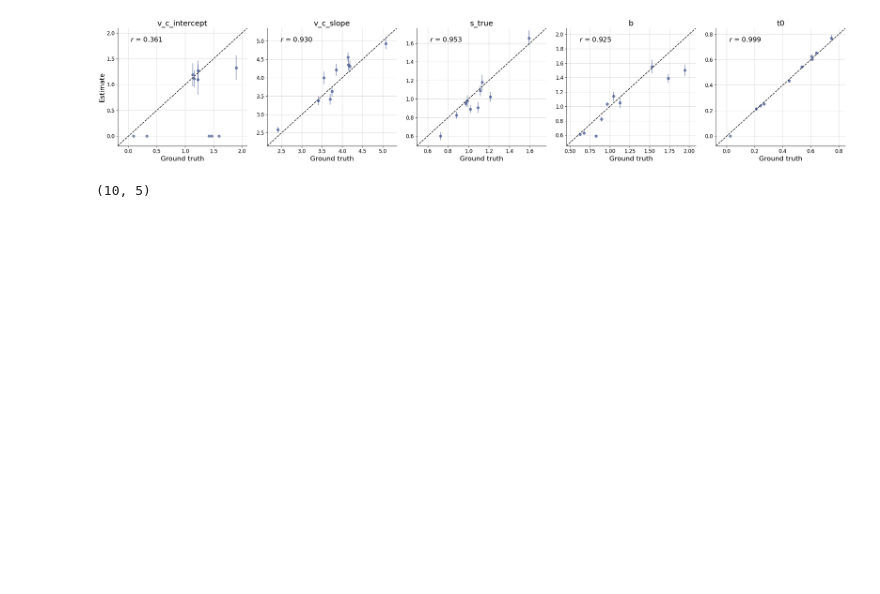
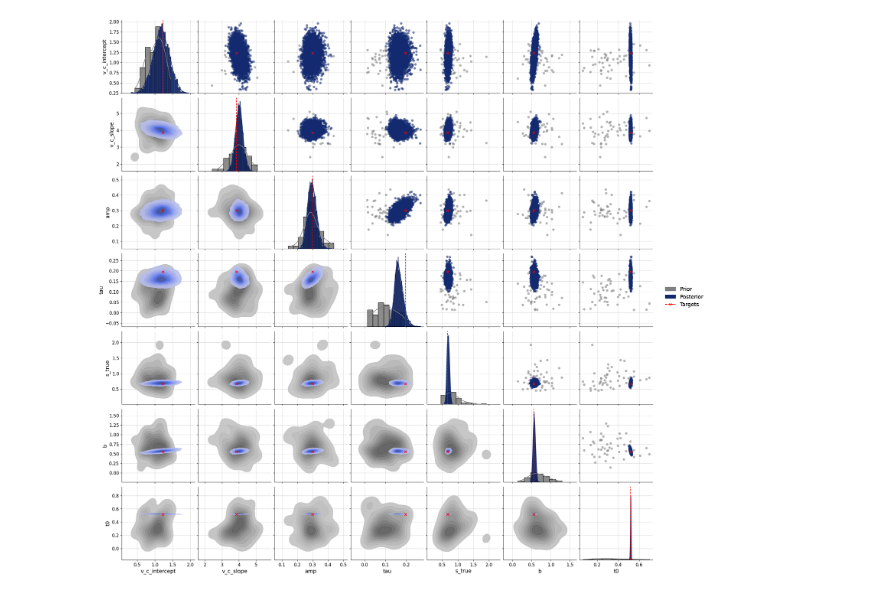
Before and after one commit to maltelueken/neural-race-model-estimation, a Jupyter notebook: notebooks/analyze_parameter_recovery.ipynb, the cells around one changed output. Drawn from its saved outputs; the diff is of its cells as text; code cells hidden in the pictures; blank space fills up the shorter version.

```diff
--- a/notebooks/analyze_parameter_recovery.ipynb
+++ b/notebooks/analyze_parameter_recovery.ipynb
@@ -20,0 +21,3 @@ prior_samples = results["true_params"]
+# %%
+def reshape_posterior_samples(samples):
+    return np.reshape(samples, (samples.shape[0], -1, samples.shape[-1]))
@@ -69,0 +115,9 @@ _ = bf.diagnostics.calibration_ecdf(posterior_samples, prior_samples, variable_n
+# %%
+param_names = ["v_c_intercept", "v_c_slope", "amp", "tau", "s_true", "b", "t0"]
+
+results = load_hdf5("../outputs/crdm/model.dt=0.0005/model.num_bins=12/model.num_mid=128/optimizer=adam_cosine_decay/train_steps=500000/parameter_recovery.hdf5")
+posterior_samples_chains_approx = results["samples_approx"]
+posterior_samples_approx = reshape_posterior_samples(posterior_samples_chains_approx)
+
+prior_samples = results["true_params"]
+data = results["data"]
@@ -70,8 +169,4 @@ _ = bf.diagnostics.calibration_ecdf(posterior_samples, prior_samples, variable_n
 # %%
-_ = bf.diagnostics.recovery(posterior_samples, prior_samples, variable_names=param_names)
+_ = bf.diagnostics.pairs_posterior(posterior_samples_approx[0], prior_samples[0], prior_samples, variable_names=param_names)
 # %% [output]
-[figure, old version]
+[figure, new version]
-# %%
-results["true_params"].shape
-# %% [output]
-(10, 5)
```
Also changed, not shown: parts of 27 cells of this notebook, 8 other files.
